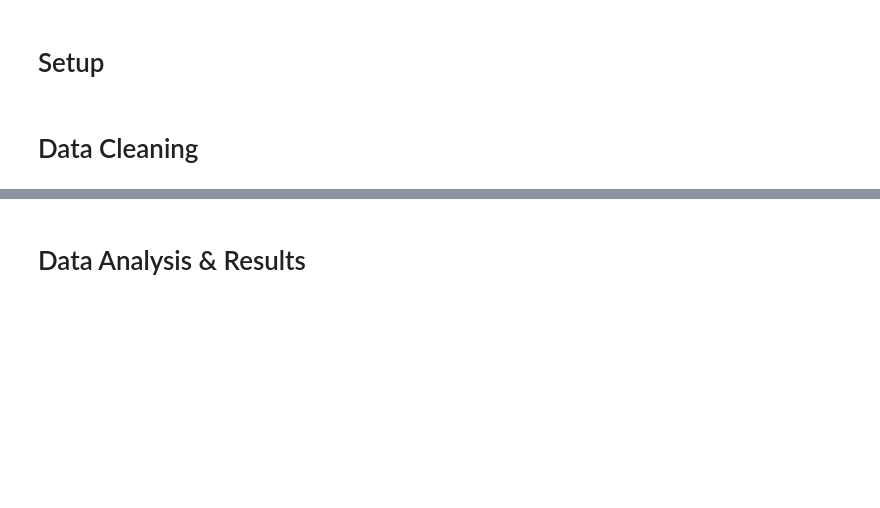
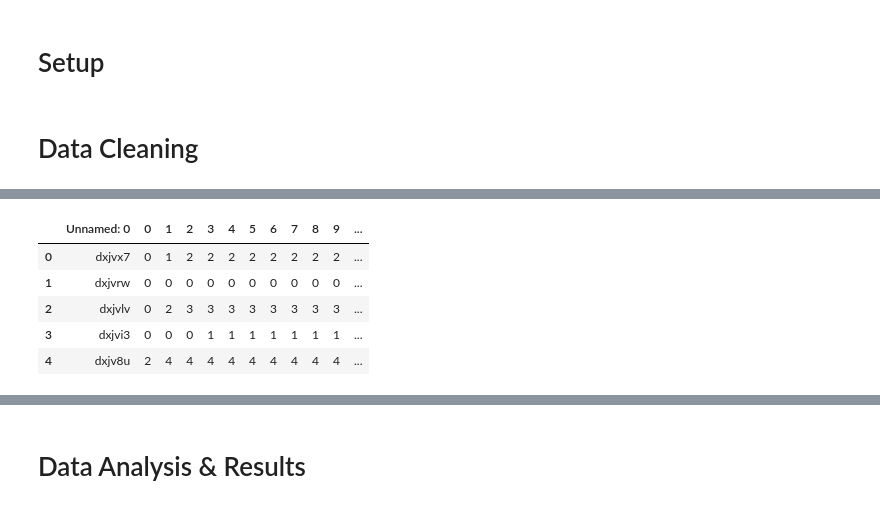
Before and after one commit to cs1212/COGS108_Reddit-Data-Analysis, a Jupyter notebook: FinalProject.ipynb, the cells around one changed output, grey strips where cells are left out. Cells and saved outputs as stored; diff of their text form; code cells hidden in the pictures; blank space fills up the shorter version.

```diff
--- a/FinalProject.ipynb
+++ b/FinalProject.ipynb
@@ -64,0 +93,11 @@ Describe your data cleaning steps here.
+# %%
+# Load Sunday_comments.csv file into a DataFrame
+df_Sunday_comments = pd.read_csv('Sunday_comments.csv')
+df_Sunday_comments.head()
+# %% [output]
+|  | Unnamed: 0 | 0 | 1 | 2 | 3 | 4 | 5 | 6 | 7 | 8 | 9 | ... |
+| 0 | dxjvx7 | 0 | 1 | 2 | 2 | 2 | 2 | 2 | 2 | 2 | 2 | ... |
+| 1 | dxjvrw | 0 | 0 | 0 | 0 | 0 | 0 | 0 | 0 | 0 | 0 | ... |
+| 2 | dxjvlv | 0 | 2 | 3 | 3 | 3 | 3 | 3 | 3 | 3 | 3 | ... |
+| 3 | dxjvi3 | 0 | 0 | 0 | 1 | 1 | 1 | 1 | 1 | 1 | 1 | ... |
+| 4 | dxjv8u | 2 | 4 | 4 | 4 | 4 | 4 | 4 | 4 | 4 | 4 | ... |
```
Also changed, not shown: parts of 23 cells of this notebook.
